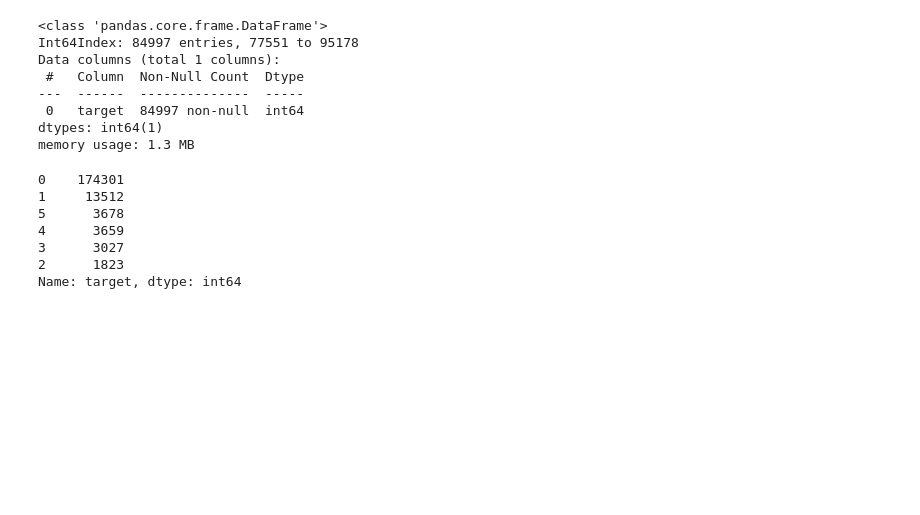
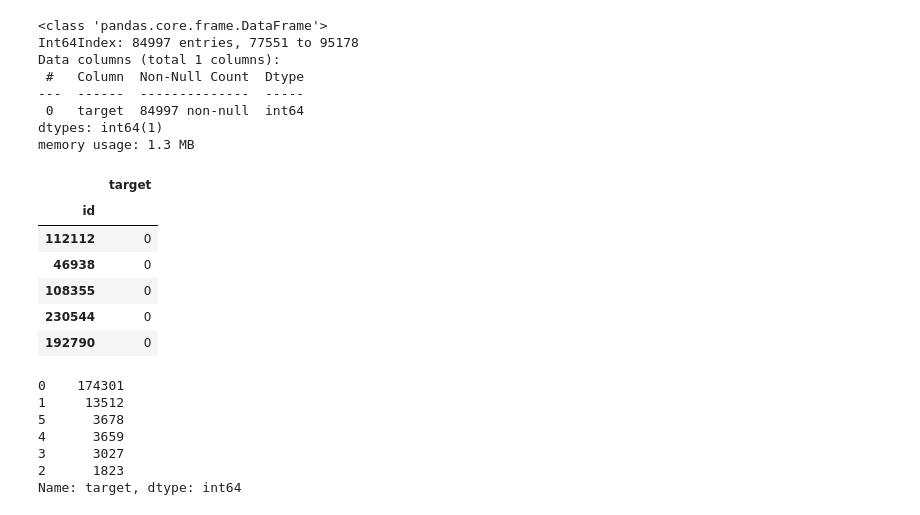
Before and after one commit to Igor-Belskiy/netology-case, a Jupyter notebook: Нетология_(моё_решение).ipynb, the cells around one changed output. Drawn from its saved outputs; the diff is of its cells as text; code cells hidden in the pictures; blank space fills up the shorter version.

```diff
--- a/Нетология_(моё_решение).ipynb
+++ b/Нетология_(моё_решение).ipynb
@@ -71,6 +71,16 @@ Data columns (total 1 columns):
  0   target  84997 non-null  int64
 dtypes: int64(1)
 memory usage: 1.3 MB
+# %%
+df_sample_solution.sample(5)
+# %% [output]
+|  | target |
+| id |  |
+| 112112 | 0 |
+| 46938 | 0 |
+| 108355 | 0 |
+| 230544 | 0 |
+| 192790 | 0 |
 # %%
 df_train['target'].value_counts()
 # %% [output]
```
Also changed, not shown: parts of 8 cells of this notebook.
